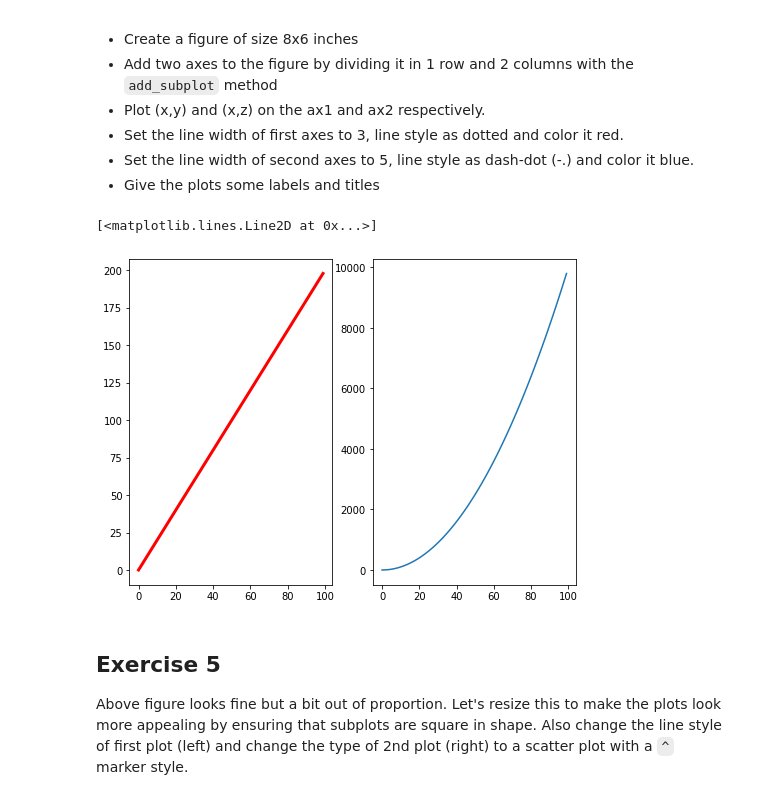
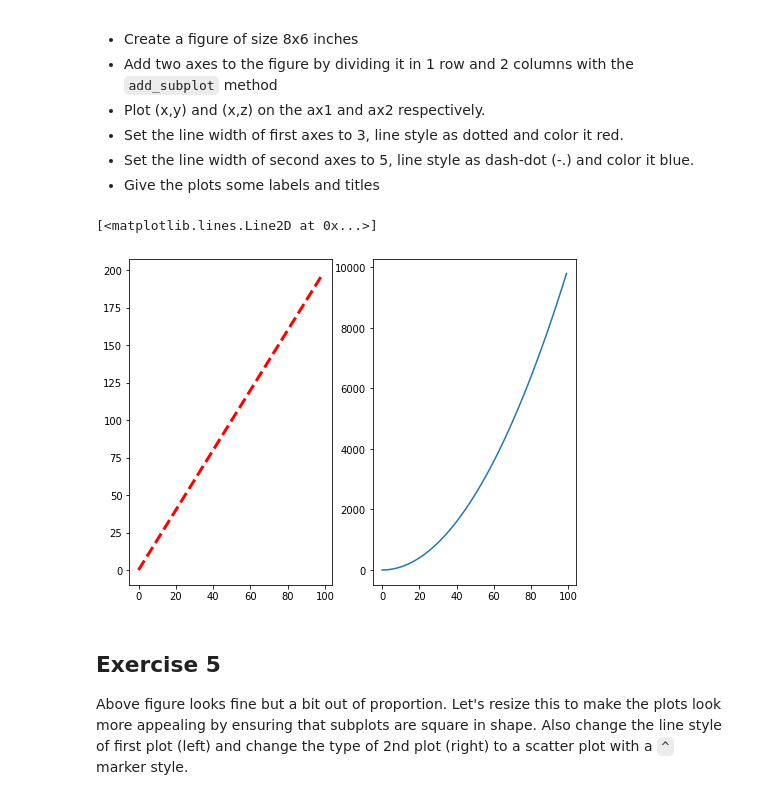
Before and after one commit to JohnTheTripper/dsc-more-practice-with-matplotlib-lab-nyc-ds-021720, a Jupyter notebook: index.ipynb, the cells around one changed output. Saved outputs shown, nothing was run; the diff lists cells and outputs as text; code cells hidden in the pictures.

```diff
--- a/index.ipynb
+++ b/index.ipynb
@@ -137,17 +137,17 @@ Perform following steps in the cell below:
 # %%
 my_figure4 = plt.figure(figsize=(8,6))
 
 #fig, axes = plt.subplots(nrows=3, ncols=4, figsize=(8,6))
 
 
 ax1 = my_figure4.add_subplot(121)
 ax2 = my_figure4.add_subplot(122)
 
-ax1.plot(x, y, lw=3, ls='-', color='red')
+ax1.plot(x, y, lw=3, ls='--', color='red')
 ax2.plot(x, z)
 # %% [output]
 [<matplotlib.lines.Line2D at 0x...>]
-[figure, old version]
+[figure, new version]
 # %% [markdown]
 ## Exercise 5
 
```
